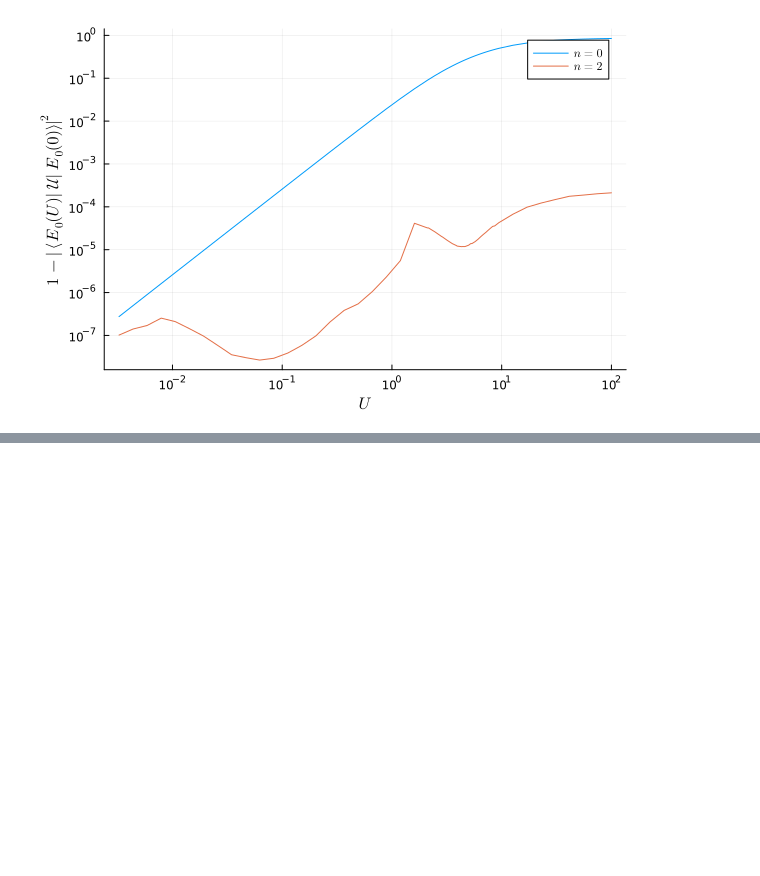
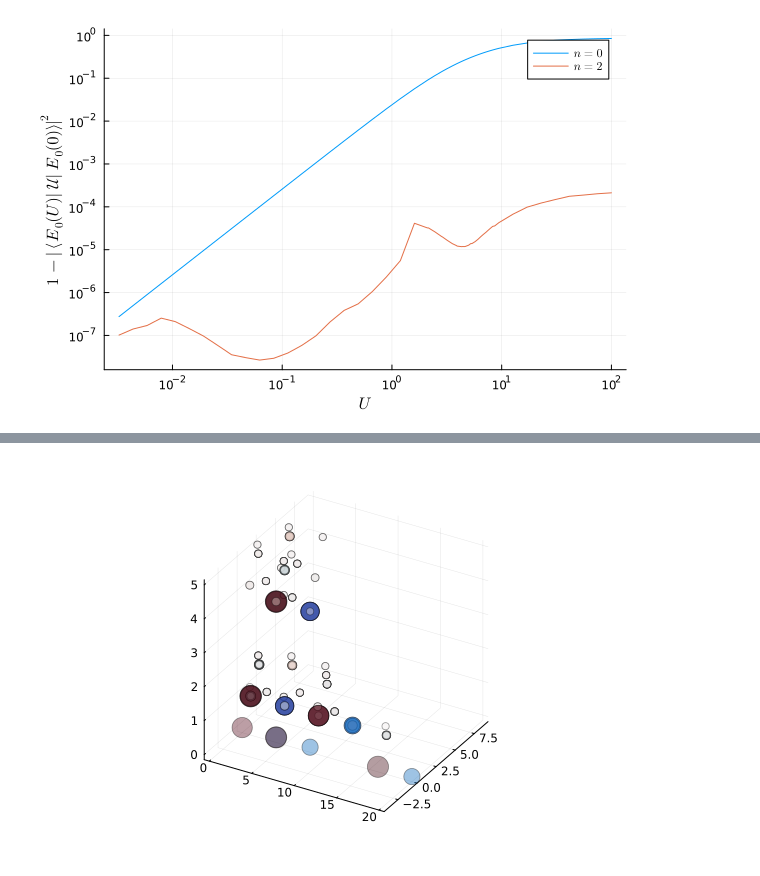
Before and after one commit to GoodStuff11/ML-signproblem, a Jupyter notebook: experimenting/ed/data_analysis.ipynb, the cells around one changed output, grey strips where cells are left out. Cells and saved outputs as stored; diff of their text form; code cells hidden in the pictures; blank space fills up the shorter version.

```diff
--- a/experimenting/ed/data_analysis.ipynb
+++ b/experimenting/ed/data_analysis.ipynb
@@ -137,0 +165,13 @@ Coordinate(2, 1)
+# %%
+sizes = 4 .+ 8 .* abs.(val) ./ maximum(abs, val)
+
+scatter(x, y, z,
+    marker_z = val,
+    ms = sizes,
+    color = :balance,
+    clim = clim,
+    alpha = 0.4,
+    legend = false,
+    aspect_ratio = :equal)
+# %% [output]
+[figure, added]
```
Also changed, not shown: parts of 9 cells of this notebook, 12 other files.
